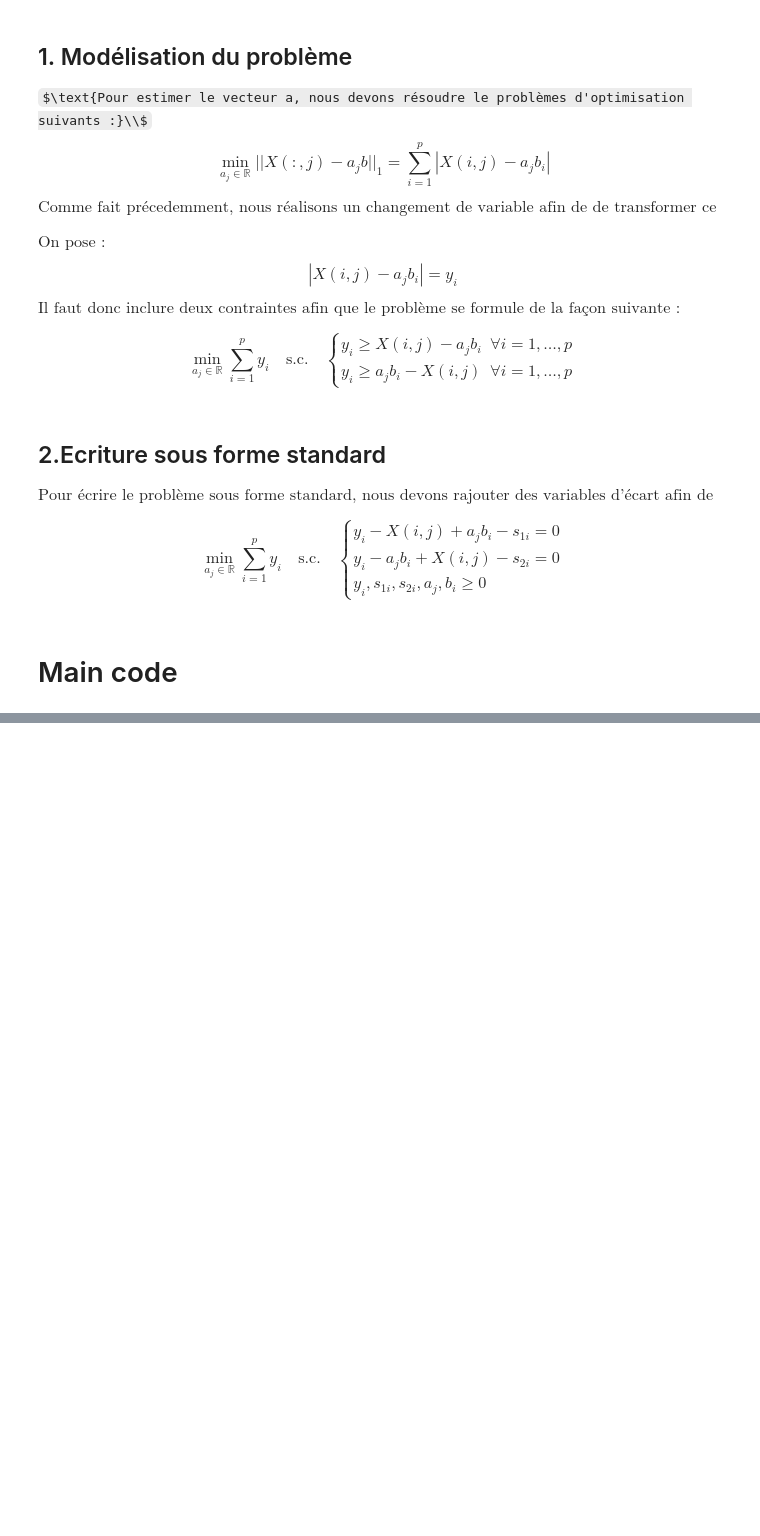
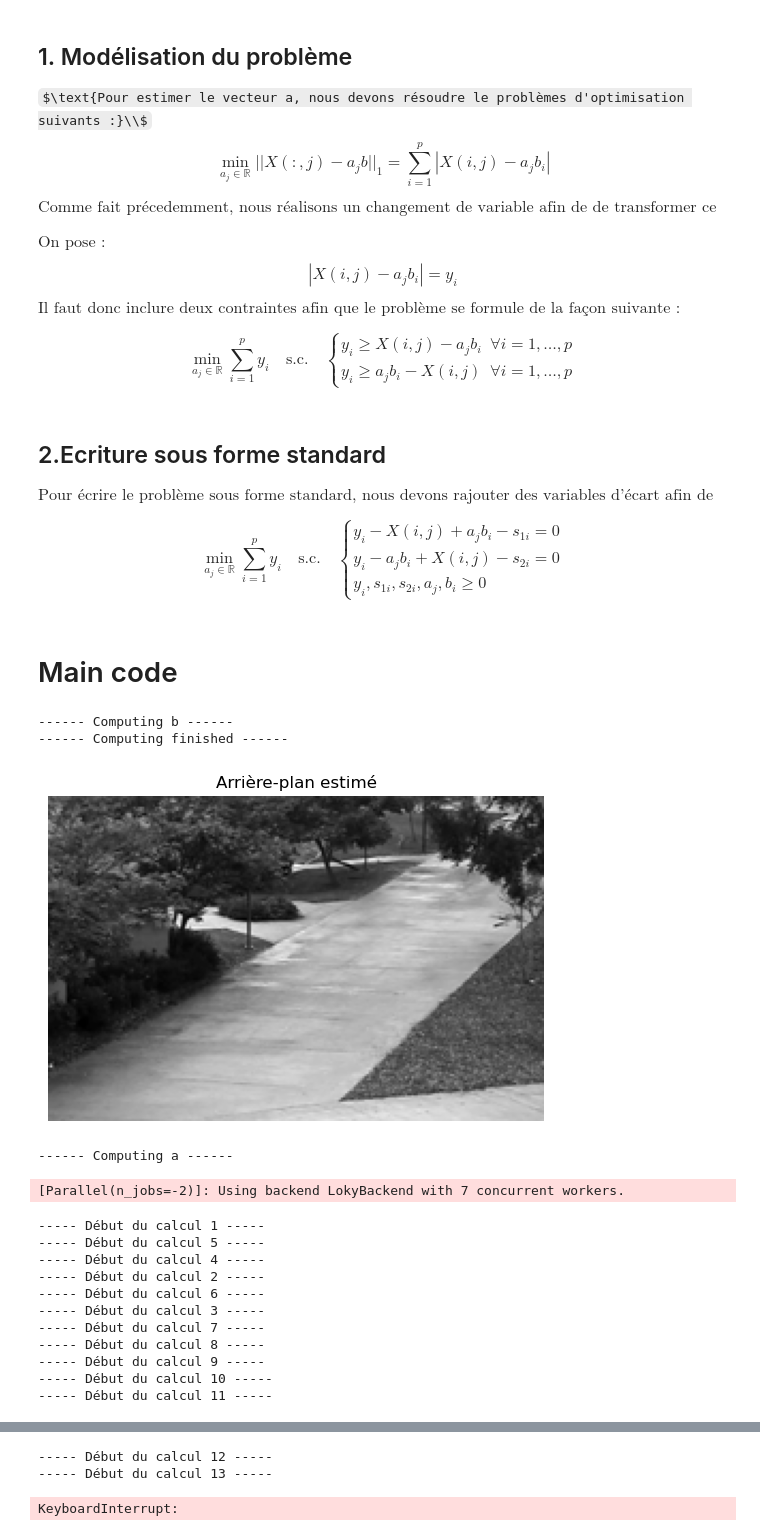
Before and after one commit to Rouxy42/Background-Removal-in-a-Video, a Jupyter notebook: codes/BackgroundRemoval.ipynb, the cells around one changed output, grey strips where cells are left out. Cells and saved outputs as stored; diff of their text form; code cells hidden in the pictures; some formulas as TeX source; blank space fills up the shorter version.

```diff
--- a/codes/BackgroundRemoval.ipynb
+++ b/codes/BackgroundRemoval.ipynb
@@ -218,32 +218,49 @@ c2 = np.zeros(3*p + 1) #p ~ 35 000
 c2[1:1+p] = 1
 
 # Sauvegarde dans un fichier persistant (même si tu redémarres le kernel)
-a_opt=compute_a(c=c2)
+a_opt=compute_a(c=c2, b=b_opt)
 
 np.save("a_opt_results2.npy", a_opt)
 a_opt = np.load("a_opt_results2.npy")
 
 t = np.linspace(0, 1, 100)
 plt.plot(t, a_opt, marker="o", linestyle='-')
 plt.show()
 
 #On choisit l'avant-plan que l'on veut afficher en modulant i
 i = 75
 framea = (X[:,i] - b_opt*a_opt[i]).reshape((232, 152)).T
 framea = 1 - framea
 plt.imshow(framea, cmap='gray')
 plt.title(f"Avant-plan estimé - Image {i+1}")
 plt.axis('off')
 plt.show()
 
 #Reconstitution de la vidéo
 frames = []
 for i in range(100):
     frame = (X[:,i] - b_opt*a_opt[i]).reshape((232, 152)).T
     frame = 1 - frame
     frames.append(frame)
 
 output_filename = "foreground_video2.mp4"
 fps = 10
 
 imageio.mimsave(output_filename, frames, format='ffmpeg', fps=fps, codec='libx264')
+# %% [output]
+------ Computing b ------
+------ Computing finished ------
+[figure, added]
+------ Computing a ------
+[Parallel(n_jobs=-2)]: Using backend LokyBackend with 7 concurrent workers.
+----- Début du calcul 1 -----
+----- Début du calcul 5 -----
+----- Début du calcul 4 -----
+----- Début du calcul 2 -----
+----- Début du calcul 6 -----
+----- Début du calcul 3 -----
+----- Début du calcul 7 -----
+----- Début du calcul 8 -----
+----- Début du calcul 9 -----
+----- Début du calcul 10 -----
+----- Début du calcul 11 -----
@@ -249,0 +268,3 @@ imageio.mimsave(output_filename, frames, format='ffmpeg', fps=fps, codec='libx26
+----- Début du calcul 12 -----
+----- Début du calcul 13 -----
+KeyboardInterrupt:
```
Also changed, not shown: parts of 1 cell of this notebook.
